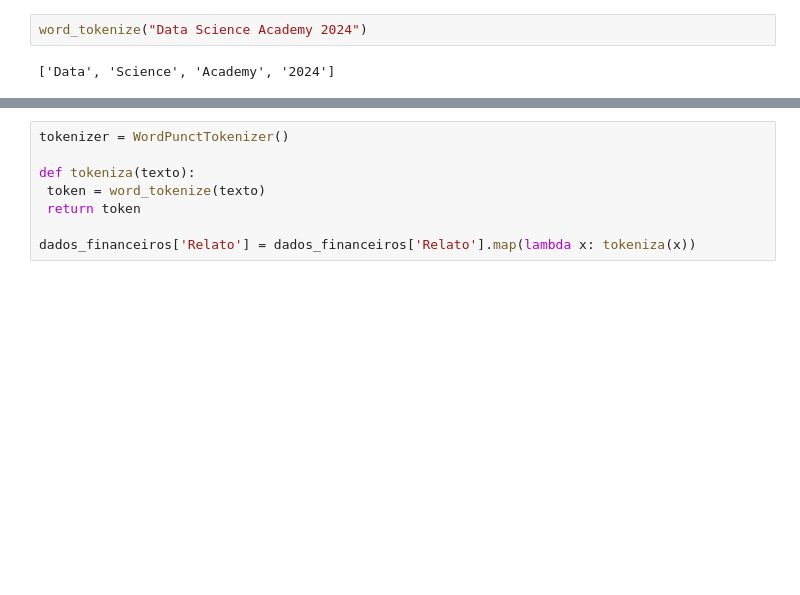
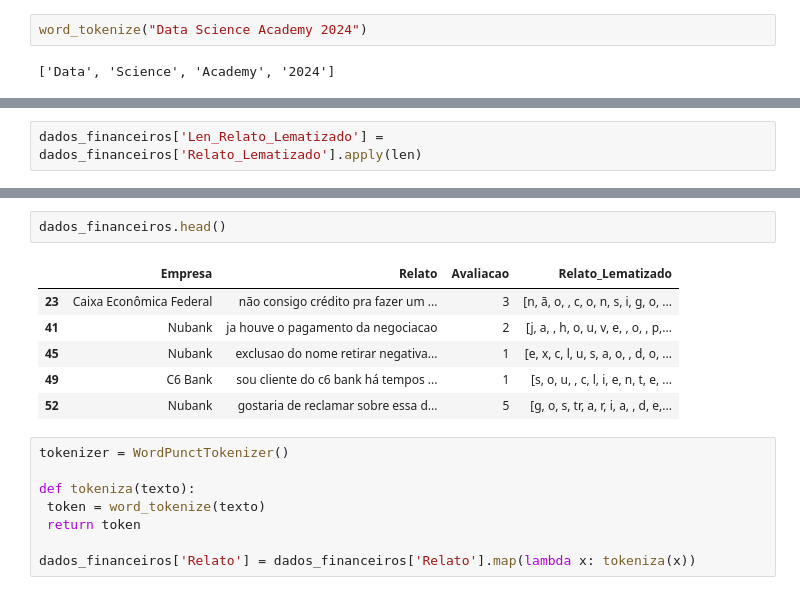
Before and after one commit to alyssonmontovanelli/PLN_Text_Analysis, a Jupyter notebook: EDA/preprocessing.ipynb, the cells around one changed output, grey strips where cells are left out. Drawn from its saved outputs; the diff is of its cells as text; blank space fills up the shorter version.

```diff
--- a/EDA/preprocessing.ipynb
+++ b/EDA/preprocessing.ipynb
@@ -123,0 +177,2 @@ word_tokenize("Data Science Academy 2024")
+# %%
+dados_financeiros['Len_Relato_Lematizado'] = dados_financeiros['Relato_Lematizado'].apply(len)
@@ -124,3 +187,12 @@ word_tokenize("Data Science Academy 2024")
+# %%
+dados_financeiros.head()
+# %% [output]
+|  | Empresa | Relato | Avaliacao | Relato_Lematizado |
+| 23 | Caixa Econômica Federal | não consigo crédito pra fazer um ... | 3 | [n, ã, o, , c, o, n, s, i, g, o, ... |
+| 41 | Nubank | ja houve o pagamento da negociacao | 2 | [j, a, , h, o, u, v, e, , o, , p,... |
+| 45 | Nubank | exclusao do nome retirar negativa... | 1 | [e, x, c, l, u, s, a, o, , d, o, ... |
+| 49 | C6 Bank | sou cliente do c6 bank há tempos ... | 1 | [s, o, u, , c, l, i, e, n, t, e, ... |
+| 52 | Nubank | gostaria de reclamar sobre essa d... | 5 | [g, o, s, tr, a, r, i, a, , d, e,... |
 # %%
 tokenizer = WordPunctTokenizer()
 
```
Also changed, not shown: parts of 15 cells of this notebook, 1 other file.
